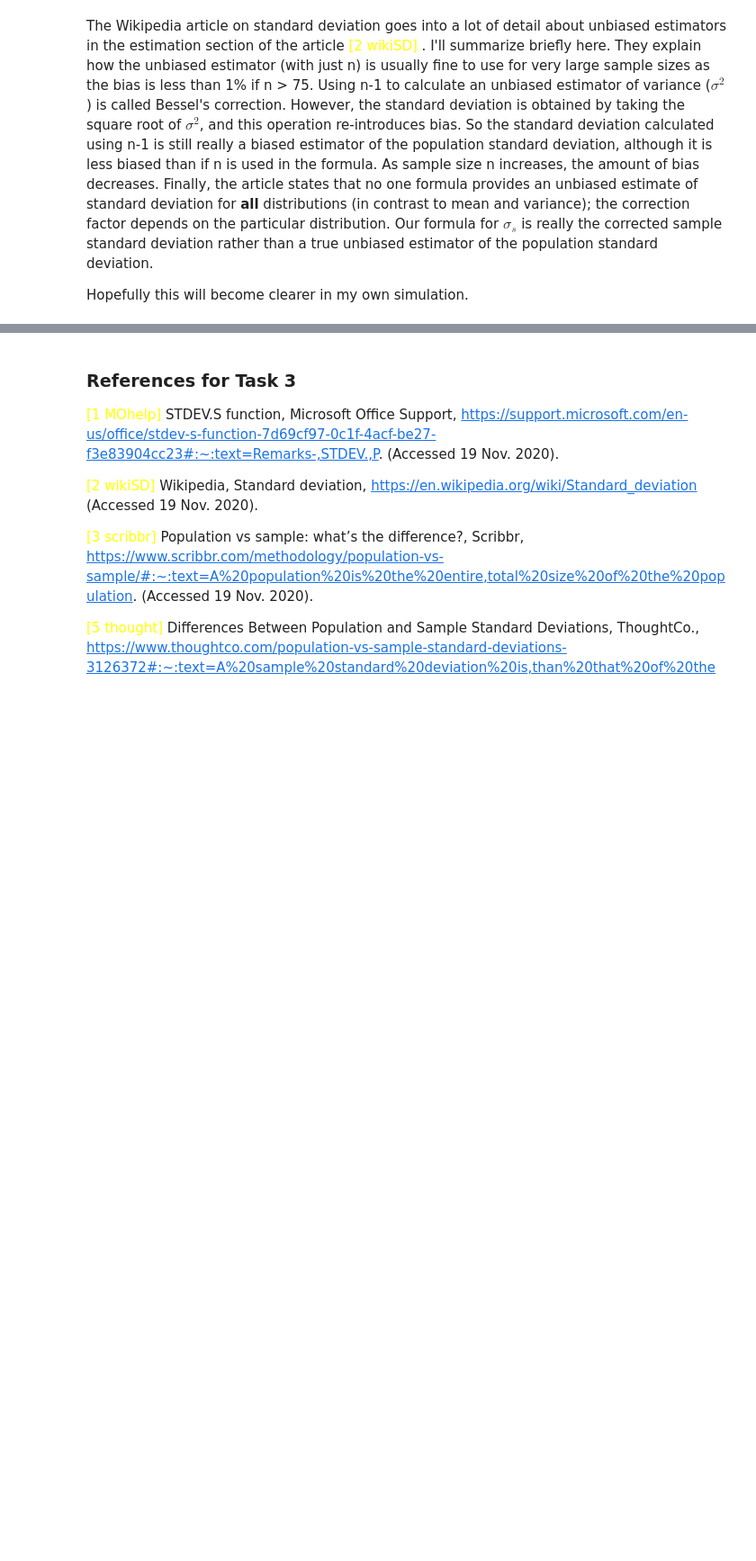
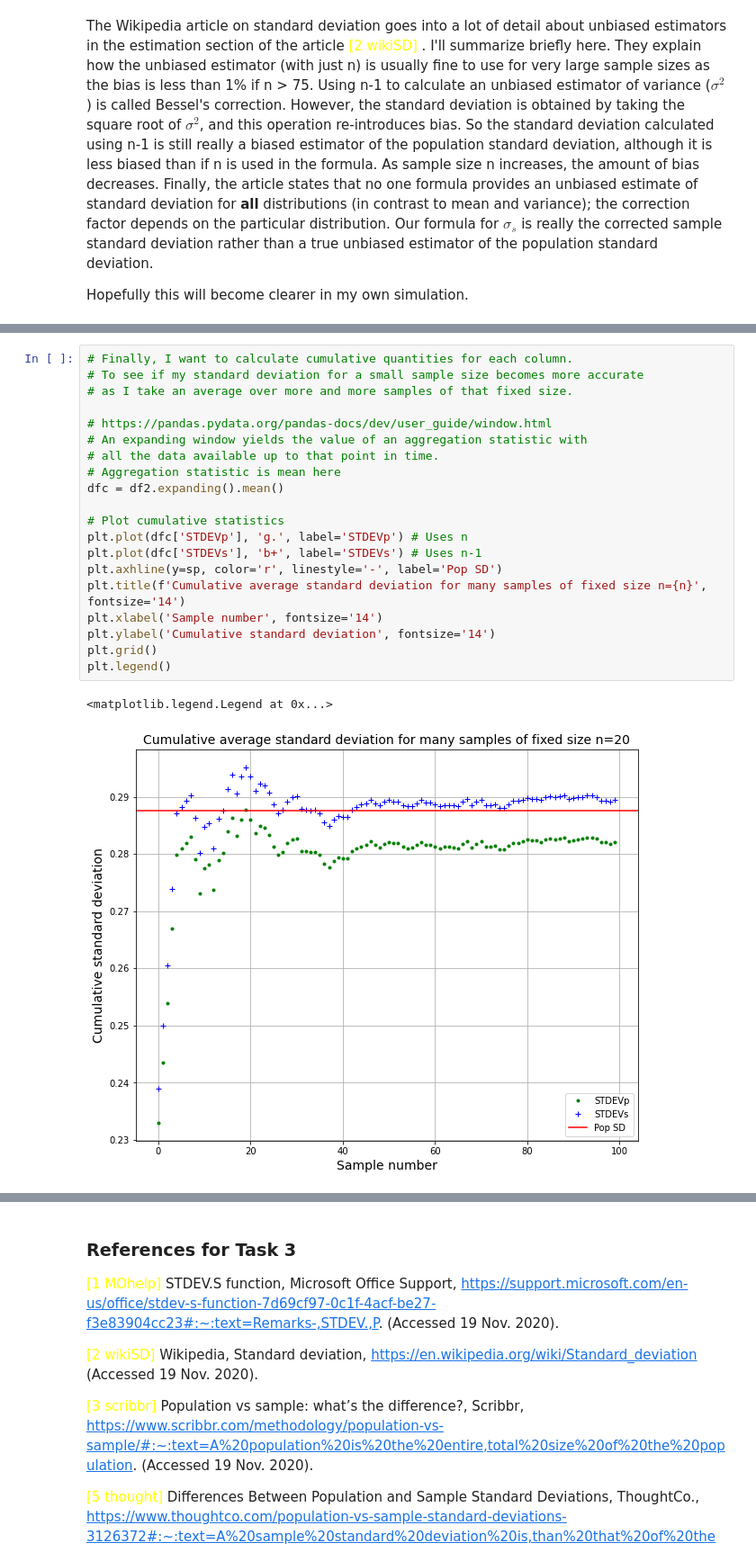
Before and after one commit to elizabethdaly/tasks-machine-learning, a Jupyter notebook: tasks-machine-learning.ipynb, the cells around one changed output, grey strips where cells are left out. Shown at 90% size. Drawn from its saved outputs; the diff is of its cells as text; blank space fills up the shorter version.

```diff
--- a/tasks-machine-learning.ipynb
+++ b/tasks-machine-learning.ipynb
@@ -479,0 +618,23 @@ Biased Standard Deviation = 0.29364; Unbiased Standard Deviation = 0.29512
+# %%
+# Finally, I want to calculate cumulative quantities for each column.
+# To see if my standard deviation for a small sample size becomes more accurate
+# as I take an average over more and more samples of that fixed size.
+
+# https://pandas.pydata.org/pandas-docs/dev/user_guide/window.html
+# An expanding window yields the value of an aggregation statistic with
+# all the data available up to that point in time.
+# Aggregation statistic is mean here
+dfc = df2.expanding().mean()
+
+# Plot cumulative statistics
+plt.plot(dfc['STDEVp'], 'g.', label='STDEVp') # Uses n
+plt.plot(dfc['STDEVs'], 'b+', label='STDEVs') # Uses n-1
+plt.axhline(y=sp, color='r', linestyle='-', label='Pop SD')
+plt.title(f'Cumulative average standard deviation for many samples of fixed size n={n}', fontsize='14')
+plt.xlabel('Sample number', fontsize='14')
+plt.ylabel('Cumulative standard deviation', fontsize='14')
+plt.grid()
+plt.legend()
+# %% [output]
+<matplotlib.legend.Legend at 0x...>
+[figure, added]
```
Also changed, not shown: parts of 19 cells of this notebook, 1 other file.
